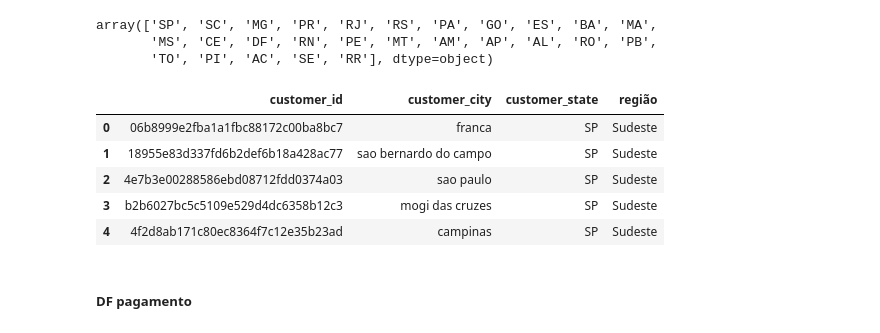
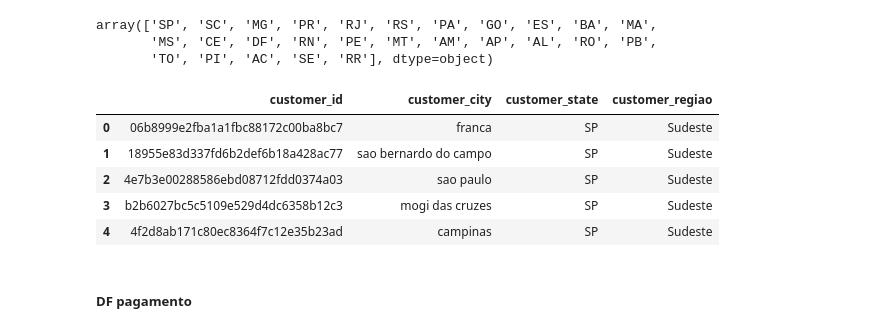
Before and after one commit to reprograma/on26-python-s14-analise-de-dados, a Jupyter notebook: exercicios/para-casa-CARLA/analiseOlist.ipynb, the cells around one changed output. Drawn from its saved outputs; the diff is of its cells as text; code cells hidden in the pictures.

```diff
--- a/exercicios/para-casa-CARLA/analiseOlist.ipynb
+++ b/exercicios/para-casa-CARLA/analiseOlist.ipynb
@@ -283,20 +283,18 @@ array(['SP', 'SC', 'MG', 'PR', 'RJ', 'RS', 'PA', 'GO', 'ES', 'BA', 'MA',
 # %%
 # classificando a coluna 'customer_state' por região
 
-df_regiao = df_consumidor.copy()
+df_consumidor.loc[(df_consumidor['customer_state'] == 'PB') | (df_consumidor['customer_state'] == 'CE') | (df_consumidor['customer_state'] == 'RN') | (df_consumidor['customer_state'] == 'SE')
+       | (df_consumidor['customer_state'] == 'PE') | (df_consumidor['customer_state'] == 'MA') | (df_consumidor['customer_state'] == 'AL') | (df_consumidor['customer_state'] == 'BA')
+       | (df_consumidor['customer_state'] == 'PI'),'customer_regiao'] = 'Nordeste'
+df_consumidor.loc[(df_consumidor['customer_state'] == 'PA') | (df_consumidor['customer_state'] == 'TO') | (df_consumidor['customer_state'] == 'AM') | (df_consumidor['customer_state'] == 'RO')
+       | (df_consumidor['customer_state'] == 'RR') | (df_consumidor['customer_state'] == 'AP') | (df_consumidor['customer_state'] == 'AC'),'customer_regiao'] = 'Norte'
+df_consumidor.loc[(df_consumidor['customer_state'] == 'MG') | (df_consumidor['customer_state'] == 'SP') | (df_consumidor['customer_state'] == 'RJ') | (df_consumidor['customer_state'] == 'ES'), 'customer_regiao'] = 'Sudeste'
+df_consumidor.loc[(df_consumidor['customer_state'] == 'RS') | (df_consumidor['customer_state'] == 'SC') | (df_consumidor['customer_state'] == 'PR'),'customer_regiao'] = 'Sul'
+df_consumidor.loc[(df_consumidor['customer_state'] == 'GO') | (df_consumidor['customer_state'] == 'DF') | (df_consumidor['customer_state'] == 'MT') | (df_consumidor['customer_state'] == 'MS'),'customer_regiao'] = 'Centro-Oeste'
 
-df_regiao.loc[(df_regiao['customer_state'] == 'PB') | (df_regiao['customer_state'] == 'CE') | (df_regiao['customer_state'] == 'RN') | (df_regiao['customer_state'] == 'SE')
-       | (df_regiao['customer_state'] == 'PE') | (df_regiao['customer_state'] == 'MA') | (df_regiao['customer_state'] == 'AL') | (df_regiao['customer_state'] == 'BA')
-       | (df_regiao['customer_state'] == 'PI'),'região'] = 'Nordeste'
-df_regiao.loc[(df_regiao['customer_state'] == 'PA') | (df_regiao['customer_state'] == 'TO') | (df_regiao['customer_state'] == 'AM') | (df_regiao['customer_state'] == 'RO')
-       | (df_regiao['customer_state'] == 'RR') | (df_regiao['customer_state'] == 'AP') | (df_regiao['customer_state'] == 'AC'),'região'] = 'Norte'
-df_regiao.loc[(df_regiao['customer_state'] == 'MG') | (df_regiao['customer_state'] == 'SP') | (df_regiao['customer_state'] == 'RJ') | (df_regiao['customer_state'] == 'ES'), 'região'] = 'Sudeste'
-df_regiao.loc[(df_regiao['customer_state'] == 'RS') | (df_regiao['customer_state'] == 'SC') | (df_regiao['customer_state'] == 'PR'),'região'] = 'Sul'
-df_regiao.loc[(df_regiao['customer_state'] == 'GO') | (df_regiao['customer_state'] == 'DF') | (df_regiao['customer_state'] == 'MT') | (df_regiao['customer_state'] == 'MS'),'região'] = 'Centro-Oeste'
-
-df_regiao.head(5)
+df_consumidor.head(5)
 # %% [output]
-|  | customer_id | customer_city | customer_state | região |
+|  | customer_id | customer_city | customer_state | customer_regiao |
 | 0 | 06b8999e2fba1a1fbc88172c00ba8bc7 | franca | SP | Sudeste |
 | 1 | 18955e83d337fd6b2def6b18a428ac77 | sao bernardo do campo | SP | Sudeste |
 | 2 | 4e7b3e00288586ebd08712fdd0374a03 | sao paulo | SP | Sudeste |
```
Also changed, not shown: parts of 22 cells of this notebook, 1 other file.
